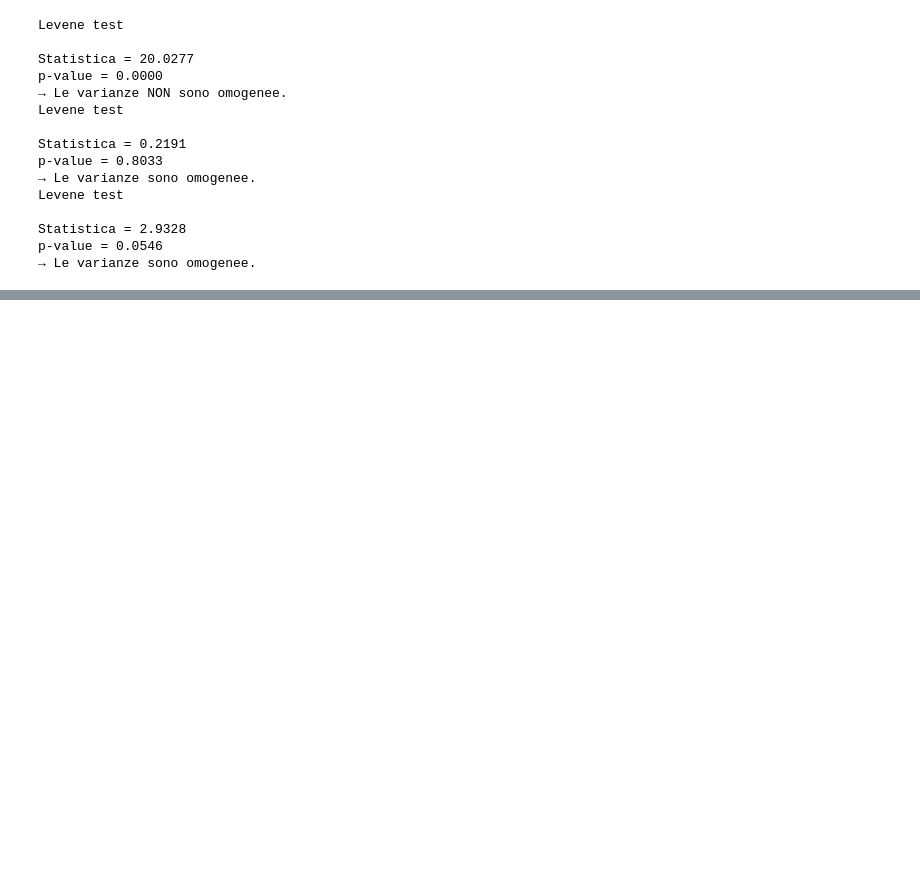
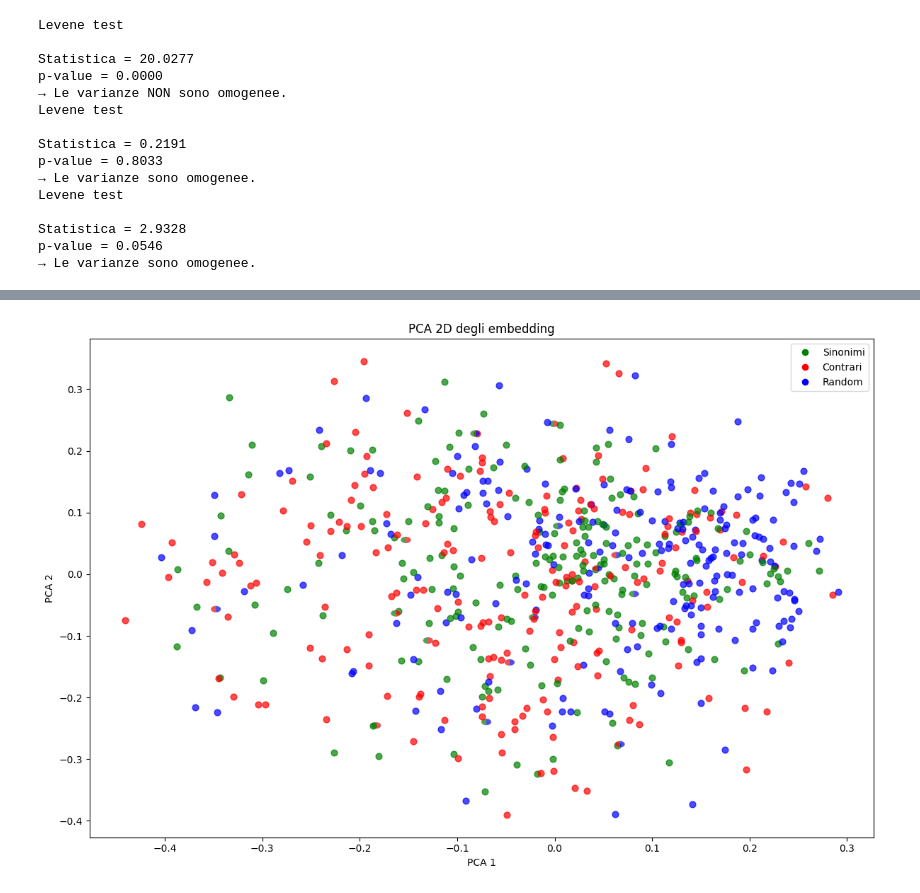
Before and after one commit to MarcoBuonanno/Tesi_2025-26-La-Geometria-degli-Embedding-di-un-LLm, a Jupyter notebook: Esercizio_4/ES4_tesi_ suEs1.ipynb, the cells around one changed output, grey strips where cells are left out. Saved outputs shown, nothing was run; the diff lists cells and outputs as text; code cells hidden in the pictures; blank space fills up the shorter version.

```diff
--- a/Esercizio_4/ES4_tesi_ suEs1.ipynb
+++ b/Esercizio_4/ES4_tesi_ suEs1.ipynb
@@ -577,0 +810,17 @@ p-value = 0.0546
+# %%
+for categories in [
+    ("sinonimi",),
+    ("contrari",),
+    ("random",),
+    ("sinonimi", "contrari"),
+    ("sinonimi", "random"),
+    ("contrari", "random"),
+    ("sinonimi", "contrari", "random")
+]:
+    words = [
+        word for word, cats in all_words_categories.items()
+        if tuple(cats) == categories
+    ]
+
+    print(f"\n{categories}: {len(words)}")
+    print(words)
@@ -577,0 +848,82 @@ p-value = 0.0546
+# %%
+
+colors = {
+    "sinonimi": "green",
+    "contrari": "red",
+    "random": "blue"
+}
+
+fig, ax = plt.subplots(figsize=(12, 8))
+
+for i, word in enumerate(words):
+
+    x = pca_2_embedding[i, 0]
+    y = pca_2_embedding[i, 1]
+
+    categories = all_words_categories[word]
+
+    # Una sola categoria
+    if len(categories) == 1:
+
+        ax.scatter(
+            x, y,
+            color=colors[categories[0]],
+            s=40,
+            alpha=0.7
+        )
+
+    # Due categorie → pallino diviso a metà
+    else:
+
+        ax.add_patch(
+            Wedge(
+                (x, y),
+                0.005,
+                90,
+                270,
+                facecolor=colors[categories[0]],
+                edgecolor="gray",
+                linewidth=0.5,
+                alpha=0.7
+            )
+        )
+
+        ax.add_patch(
+            Wedge(
+                (x, y),
+                0.005,
+                270,
+                90,
+                facecolor=colors[categories[1]],
+                edgecolor="gray",
+                linewidth=0.5,
+                alpha=0.7
+            )
+        )
+
+ax.set_xlabel("PCA 1")
+ax.set_ylabel("PCA 2")
+ax.set_title("PCA 2D degli embedding")
+
+ax.legend(
+    handles=[
+        plt.Line2D([0], [0], marker='o', color='w',
+                   markerfacecolor='green', markersize=8, label='Sinonimi'),
+        plt.Line2D([0], [0], marker='o', color='w',
+                   markerfacecolor='red', markersize=8, label='Contrari'),
+        plt.Line2D([0], [0], marker='o', color='w',
+                   markerfacecolor='blue', markersize=8, label='Random')
+    ]
+)
+
+plt.tight_layout()
+
+plt.savefig(
+    "scatterplotPCA2D",
+    dpi=300,
+    bbox_inches="tight"
+)
+
+plt.show()
+# %% [output]
+[figure, added]
```
Also changed, not shown: parts of 17 cells of this notebook, 7 other files.
